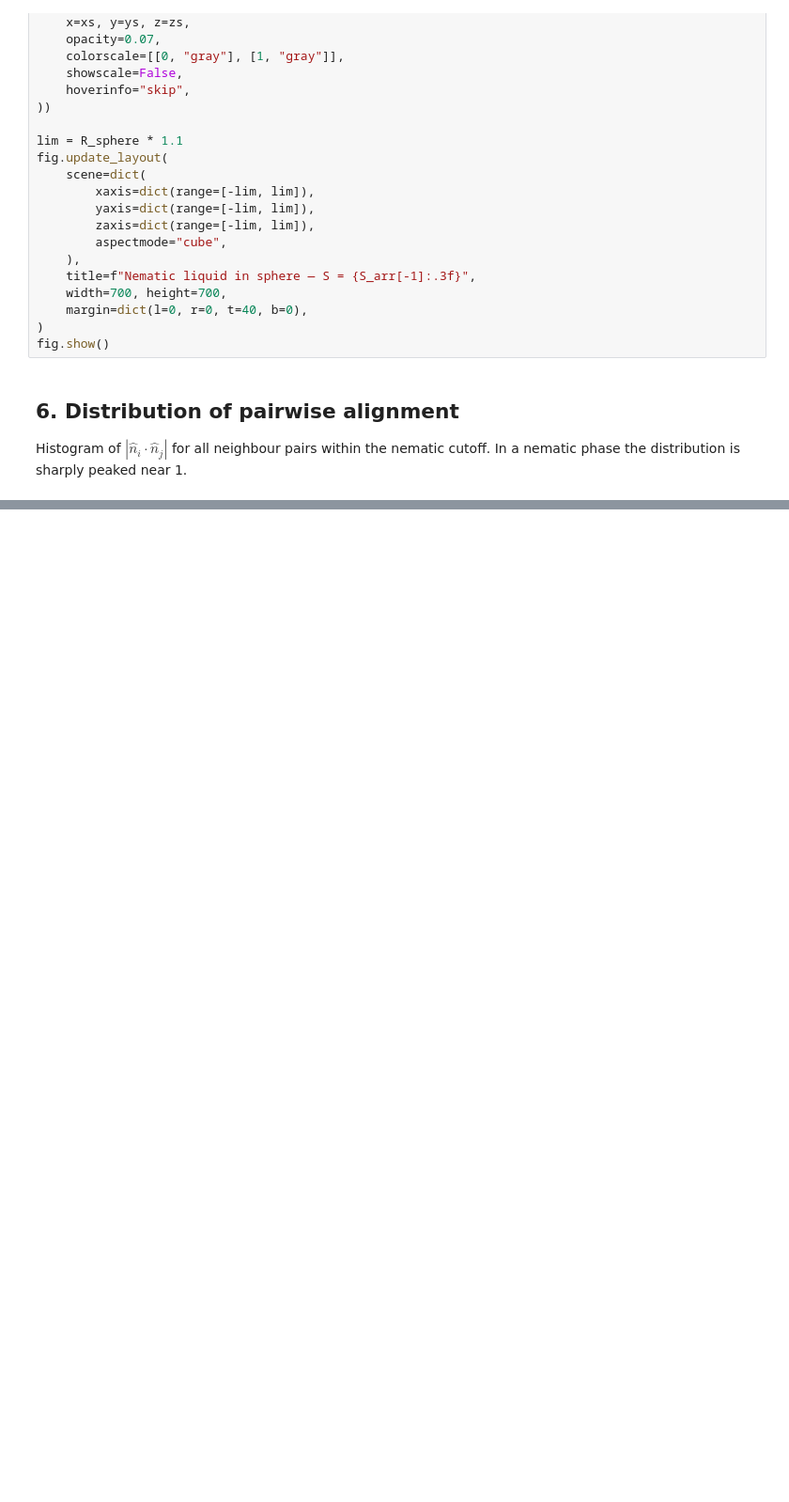
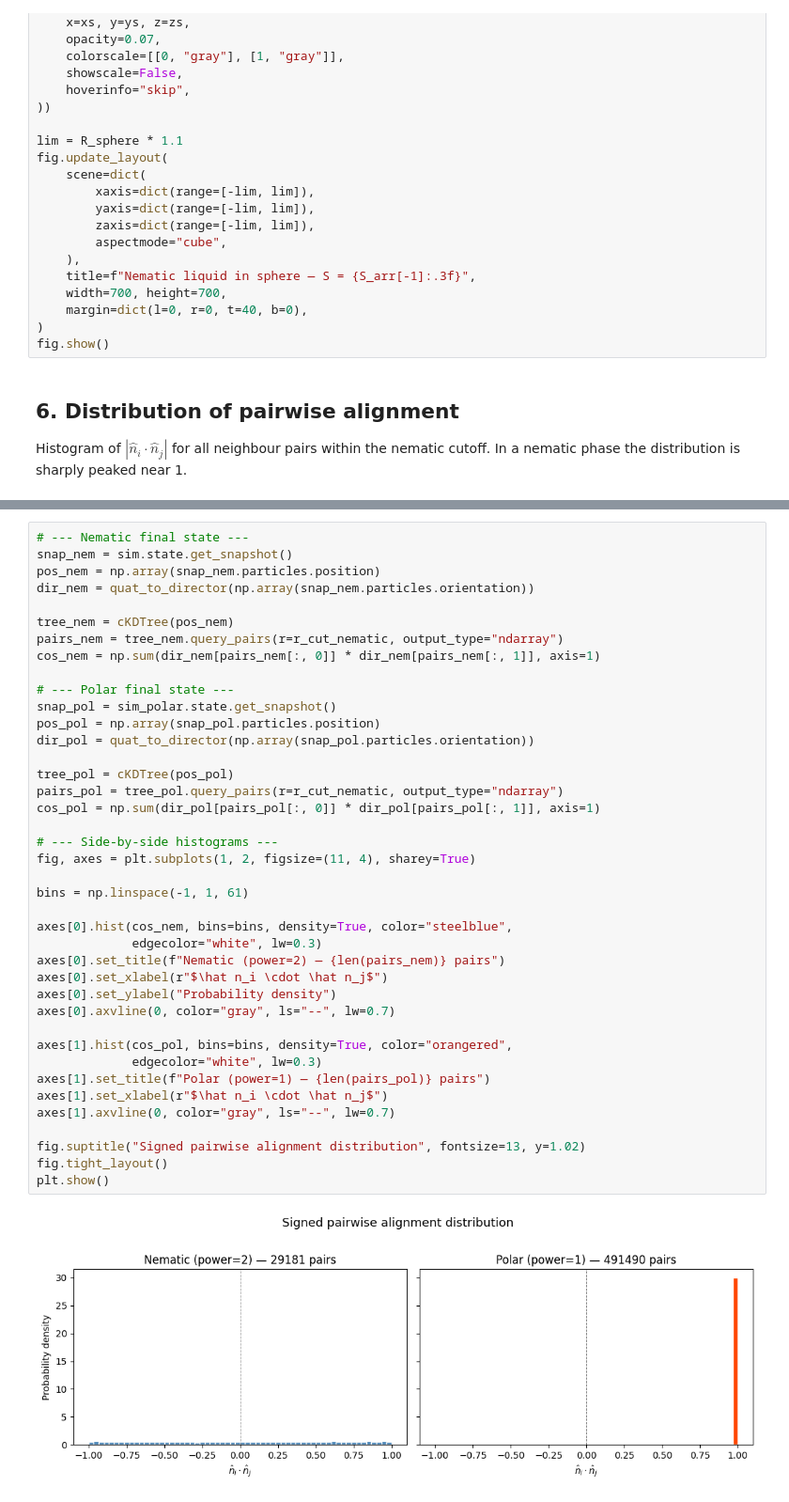
Before and after one commit to glab-vbc/hoomd-glab-plugins, a Jupyter notebook: demo_nematic_pair.ipynb, the cells around one changed output, grey strips where cells are left out. Shown at 94% size. Cells and saved outputs as stored; diff of their text form; blank space fills up the shorter version.

```diff
--- a/demo_nematic_pair.ipynb
+++ b/demo_nematic_pair.ipynb
@@ -298,0 +404,42 @@ plt.show()
+# %%
+# --- Nematic final state ---
+snap_nem = sim.state.get_snapshot()
+pos_nem = np.array(snap_nem.particles.position)
+dir_nem = quat_to_director(np.array(snap_nem.particles.orientation))
+
+tree_nem = cKDTree(pos_nem)
+pairs_nem = tree_nem.query_pairs(r=r_cut_nematic, output_type="ndarray")
+cos_nem = np.sum(dir_nem[pairs_nem[:, 0]] * dir_nem[pairs_nem[:, 1]], axis=1)
+
+# --- Polar final state ---
+snap_pol = sim_polar.state.get_snapshot()
+pos_pol = np.array(snap_pol.particles.position)
+dir_pol = quat_to_director(np.array(snap_pol.particles.orientation))
+
+tree_pol = cKDTree(pos_pol)
+pairs_pol = tree_pol.query_pairs(r=r_cut_nematic, output_type="ndarray")
+cos_pol = np.sum(dir_pol[pairs_pol[:, 0]] * dir_pol[pairs_pol[:, 1]], axis=1)
+
+# --- Side-by-side histograms ---
+fig, axes = plt.subplots(1, 2, figsize=(11, 4), sharey=True)
+
+bins = np.linspace(-1, 1, 61)
+
+axes[0].hist(cos_nem, bins=bins, density=True, color="steelblue",
+             edgecolor="white", lw=0.3)
+axes[0].set_title(f"Nematic (power=2) — {len(pairs_nem)} pairs")
+axes[0].set_xlabel(r"$\hat n_i \cdot \hat n_j$")
+axes[0].set_ylabel("Probability density")
+axes[0].axvline(0, color="gray", ls="--", lw=0.7)
+
+axes[1].hist(cos_pol, bins=bins, density=True, color="orangered",
+             edgecolor="white", lw=0.3)
+axes[1].set_title(f"Polar (power=1) — {len(pairs_pol)} pairs")
+axes[1].set_xlabel(r"$\hat n_i \cdot \hat n_j$")
+axes[1].axvline(0, color="gray", ls="--", lw=0.7)
+
+fig.suptitle("Signed pairwise alignment distribution", fontsize=13, y=1.02)
+fig.tight_layout()
+plt.show()
+# %% [output]
+[figure, added]
```
Also changed, not shown: parts of 15 cells of this notebook, 6 other files.
